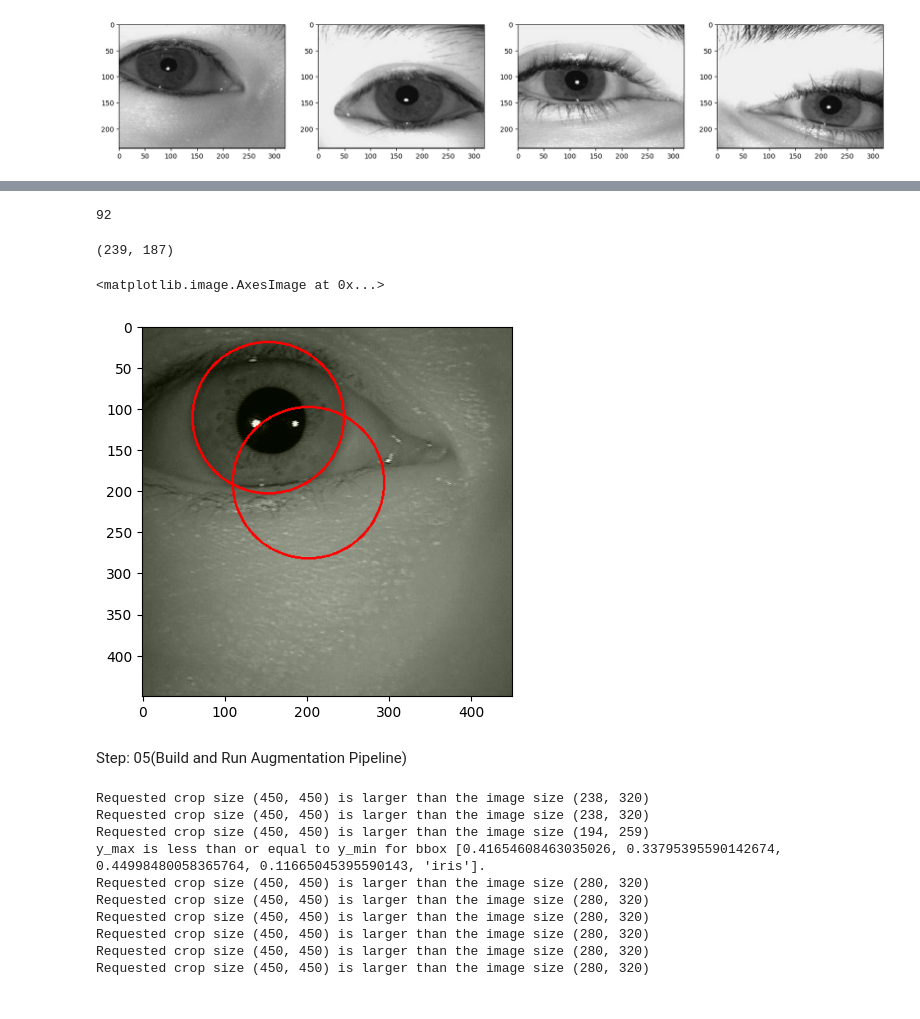
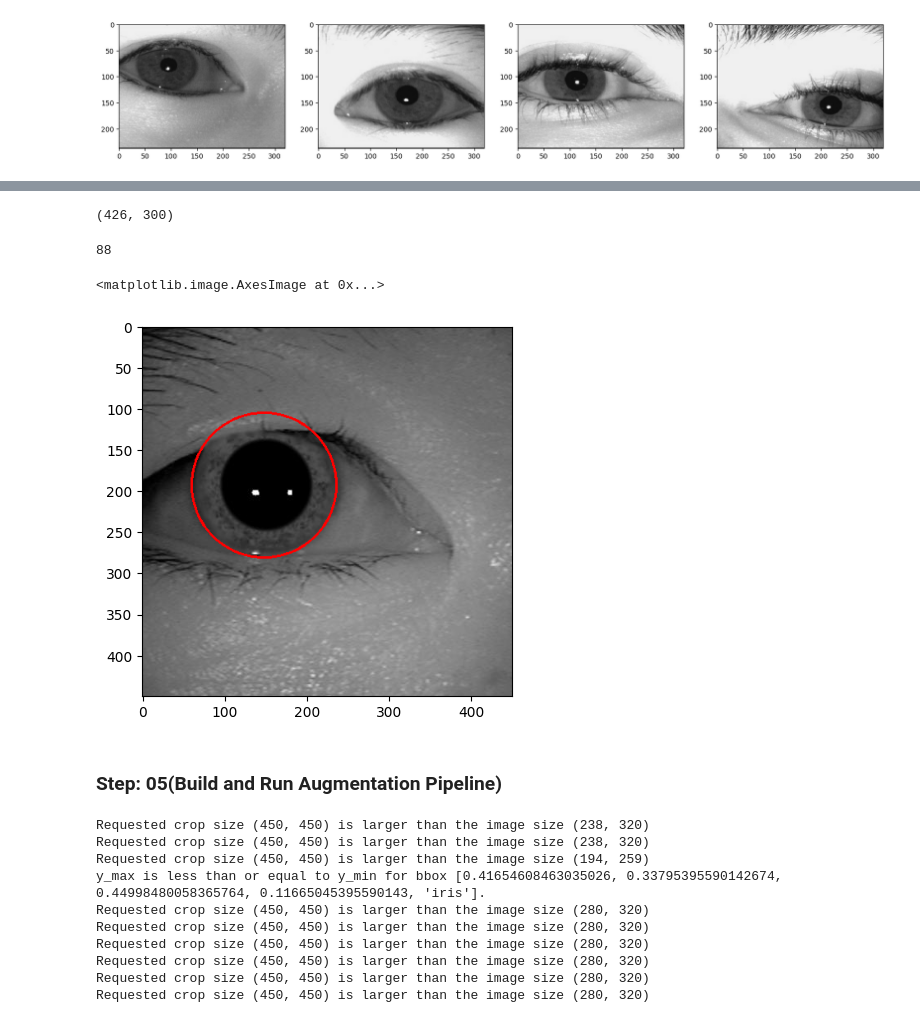
Before and after one commit to SubhadeepMal/CAPSTONE, a Jupyter notebook: self_model_train.ipynb, the cells around one changed output, grey strips where cells are left out. Saved outputs shown, nothing was run; the diff lists cells and outputs as text; code cells hidden in the pictures.

```diff
--- a/self_model_train.ipynb
+++ b/self_model_train.ipynb
@@ -161,6 +144,6 @@ augmentor = alb.Compose([alb.RandomCrop(width=450, height=450),
                        bbox_params=alb.BboxParams(format='albumentations',
                                                   label_fields=['class_labels']))
 # %%
-img = cv2.imread(os.path.join(r"D:\New_Programming\CAPSTONE\self_model","Train", "images","S5039L05.jpg"))
+img = cv2.imread(os.path.join(r"D:\New_Programming\CAPSTONE\self_model","Train", "images","S6101S01.jpg"))
 # %%
 cv2.imshow("image",img)
@@ -169,4 +150,4 @@ error: OpenCV(4.9.0) D:\a\opencv-python\opencv-python\opencv\modules\highgui\src
 # %%
-with open(os.path.join(r"D:\New_Programming\CAPSTONE\self_model","Train","labels","S5039L05.json"), 'r') as f:
+with open(os.path.join(r"D:\New_Programming\CAPSTONE\self_model","Train","labels","S6101S01.json"), 'r') as f:
     label = json.load(f)
 # %%
@@ -211,6 +196,6 @@ coords
 # %%
 #  (x − h)2 + (y − k)2 = r2
 import math
-r= math.sqrt((coords[2]-coords[0])**2 + (coords[3]-coords[1])**2 )
-print(r)
+ri= math.sqrt((coords[2]-coords[0])**2 + (coords[3]-coords[1])**2 )
+print(ri)
 # %% [output]
@@ -235,21 +231,26 @@ tuple(np.multiply(augmented['bboxes'][0][:2], [450,450]).astype(int))
-# %%
-r=int(r)
-print(r)
-# %% [output]
-92
 # %%
-tuple(np.multiply(coords[:2], [450,450]).astype(int))
+tuple(np.multiply(augmented2['bboxes'][0][:2], [450,450]).astype(int))
 # %% [output]
-(239, 187)
+(426, 300)
+# %%
+ri=int(ri)
+#rp=int(rp)
+print(ri)
+#print(rp)
+# %% [output]
+88
 # %%
 cv2.circle(augmented['image'],
             tuple(np.multiply(augmented['bboxes'][0][:2], [450,450]).astype(int)),
-              r,(255,0,0), 2)
+              ri,(255,0,0), 2)
+'''cv2.circle(augmented['image'],
+            tuple(np.multiply(augmented2['bboxes'][0][:2], [450,450]).astype(int)),
+              rp,(0,255,0), 2)'''
 
 plt.imshow(augmented['image'])
 # %% [output]
 <matplotlib.image.AxesImage at 0x...>
-[figure, old version]
+[figure, new version]
 # %% [markdown]
-Step: 05(Build and Run Augmentation Pipeline)
+### Step: 05(Build and Run Augmentation Pipeline)
 # %%
```
Also changed, not shown: parts of 105 cells of this notebook.
